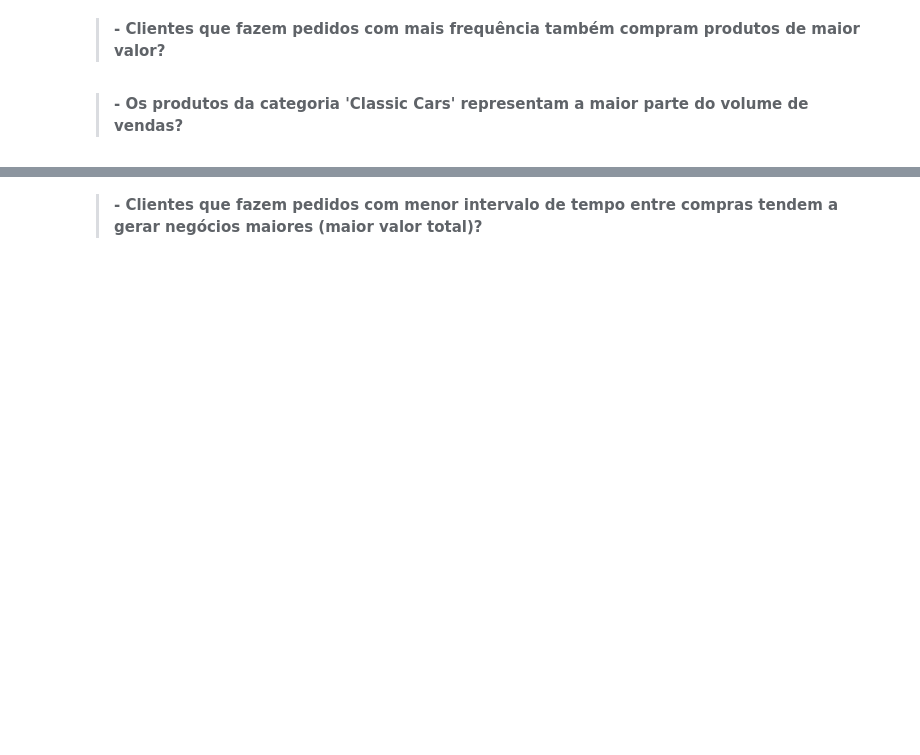
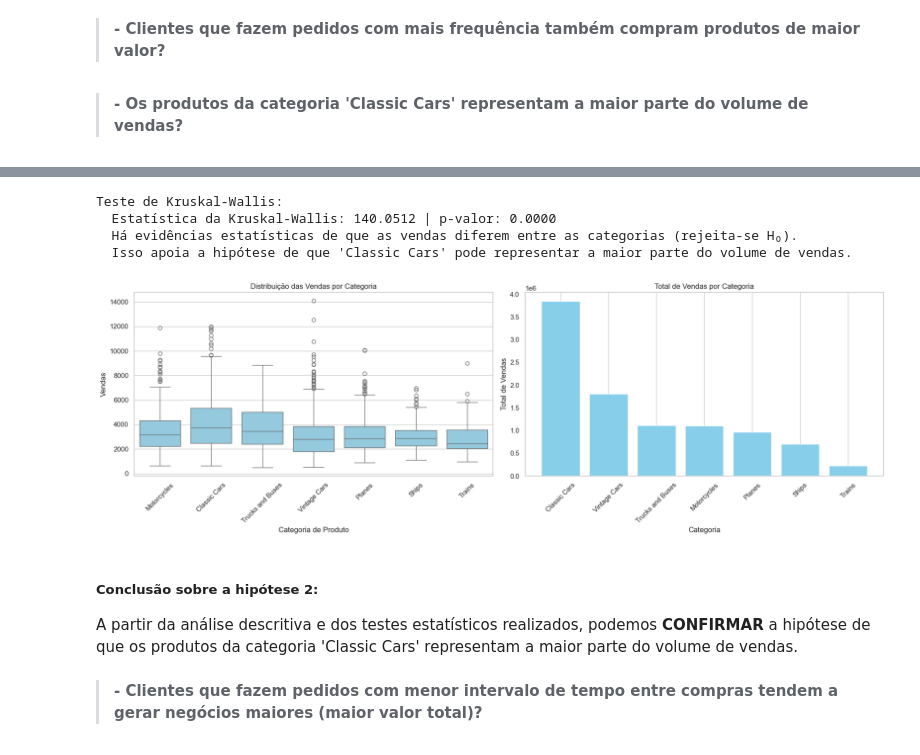
Before and after one commit to Michelyserras/Analise-vendas-automotivas, a Jupyter notebook: notebook/AnaliseAutomotiva.ipynb, the cells around one changed output, grey strips where cells are left out. Drawn from its saved outputs; the diff is of its cells as text; code cells hidden in the pictures; blank space fills up the shorter version.

Commit message:
add hipótese 2

```diff
--- a/notebook/AnaliseAutomotiva.ipynb
+++ b/notebook/AnaliseAutomotiva.ipynb
@@ -306,3 +293,47 @@ Isso apoia a hipótese de que 'Classic Cars' pode representar a maior parte do v
+# %%
+
+print("Teste de Kruskal-Wallis:")
+
+grupos = [df[df['PRODUCTLINE'] == cat]['SALES'] for cat in categorias]
+
+k_stats, k_val = stats.kruskal(*grupos)
+print(f'  Estatística da Kruskal-Wallis: {k_stats:.4f} | p-valor: {k_val:.4f}')
+
+if k_val > 0.05:
+    print("  Não há evidências estatísticas de diferença nas vendas entre as categorias (falha em rejeitar H₀).\n")
+else:
+    print("  Há evidências estatísticas de que as vendas diferem entre as categorias (rejeita-se H₀).")
+    print("  Isso apoia a hipótese de que 'Classic Cars' pode representar a maior parte do volume de vendas.\n")
+
+
+
+fig, axes = plt.subplots(1, 2, figsize=(18, 6))
+# Boxplot por categoria
+sns.boxplot(data=df, x='PRODUCTLINE', y='SALES', ax=axes[0], color='skyblue')
+axes[0].set_title('Distribuição das Vendas por Categoria')
+axes[0].set_xlabel('Categoria de Produto')
+axes[0].set_ylabel('Vendas')
+axes[0].tick_params(axis='x', rotation=45)
+
+# Barra total de vendas por categoria
+axes[1].bar(vendasPorCategoria.index, vendasPorCategoria.values, color='skyblue')
+axes[1].set_title('Total de Vendas por Categoria')
+axes[1].set_xlabel('Categoria')
+axes[1].set_ylabel('Total de Vendas')
+axes[1].tick_params(axis='x', rotation=45)
+axes[1].grid(axis='y')
+
+plt.tight_layout()
+plt.show()
+# %% [output]
+Teste de Kruskal-Wallis:
+  Estatística da Kruskal-Wallis: 140.0512 | p-valor: 0.0000
+  Há evidências estatísticas de que as vendas diferem entre as categorias (rejeita-se H₀).
+  Isso apoia a hipótese de que 'Classic Cars' pode representar a maior parte do volume de vendas.
+[figure, added]
+# %% [markdown]
+##### **Conclusão sobre a hipótese 2:**
+A partir da análise descritiva e dos testes estatísticos realizados, podemos **CONFIRMAR** a hipótese de que os produtos da categoria 'Classic Cars' representam a maior parte do volume de vendas.
 # %% [markdown]
 >**- Clientes que fazem pedidos com menor intervalo de tempo entre compras tendem a gerar negócios maiores (maior valor total)?**
 # %%
```
Also changed, not shown: parts of 6 cells of this notebook.
